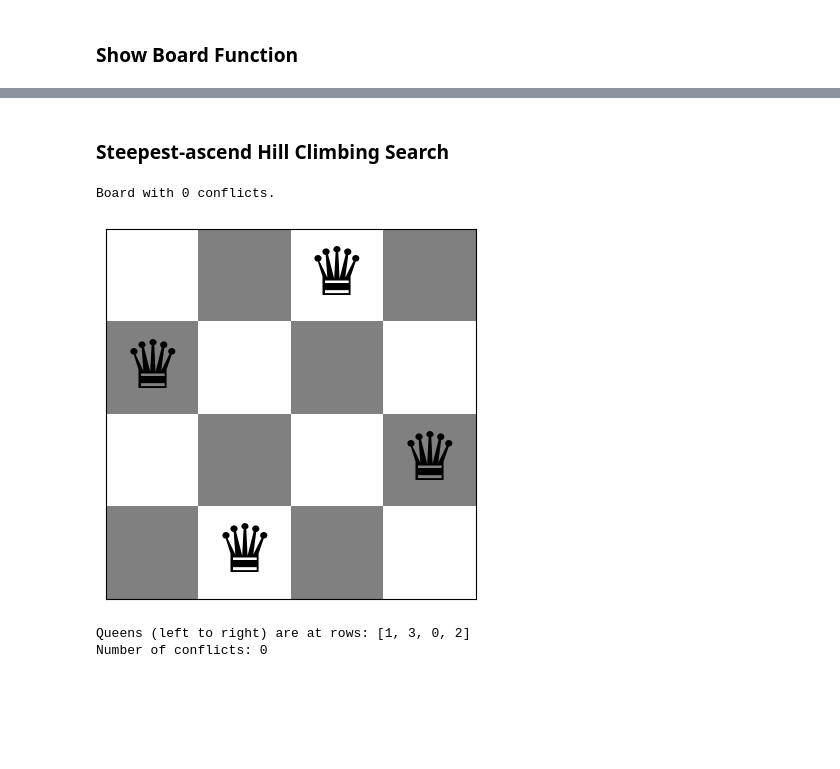
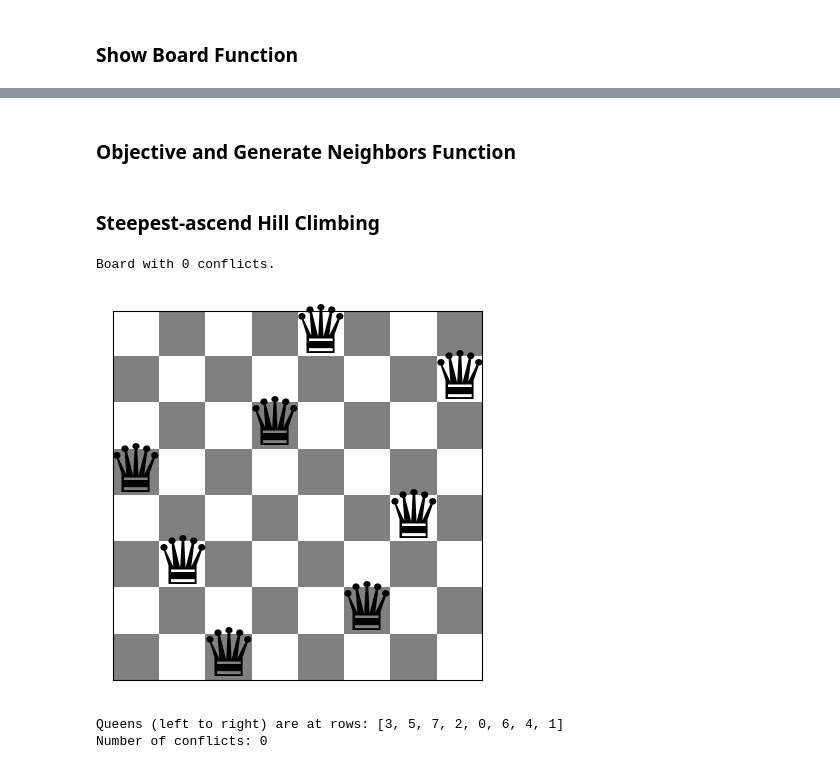
Before and after one commit to sleepymor/Week-4-Introduction-to-AI, a Jupyter notebook: queens-problem.ipynb, the cells around one changed output, grey strips where cells are left out. Drawn from its saved outputs; the diff is of its cells as text; code cells hidden in the pictures; blank space fills up the shorter version.

```diff
--- a/queens-problem.ipynb
+++ b/queens-problem.ipynb
@@ -85 +81,3 @@ Queens (left to right) are at rows: [2 2 0 0]
 Number of conflicts: 4
+# %% [markdown]
+### Objective and Generate Neighbors Function
@@ -86,50 +102,32 @@ Number of conflicts: 4
 # %% [markdown]
-### Steepest-ascend Hill Climbing Search
+### Steepest-ascend Hill Climbing
 # %%
-import random
-
-# objective of the problem (find the highest value = 0)
-def objective(board):
-  return -conflicts(board)
-
-def generate_neighbors(board):
-  n = len(board)
-  neighbors = []
-  for col in range(n):
-    for row in range(n):
-      if board[col] != row:
-        new_board = board[:]
-        new_board[col] = row
-        neighbors.append(new_board)
-
-  return neighbors
-
 def steepest_ascend_hill_climbing(n, max_iter=1000):
 
   current = [random.randint(0, n-1) for _ in range(n)]
 
   for _ in range(max_iter):
     current_objective = objective(current)
     neighbors = generate_neighbors(current)
 
-    best_neighbor = max(neighbors, key=objective)
-    best_objective = objective(best_neighbor)
+    best_neighbors = max(neighbors, key=objective)
+    best_objective = objective(best_neighbors)
 
     if best_objective <= current_objective:
       return current
 
-    current = best_neighbor
+    current = best_neighbors
 
   return current
 
 
-solution = steepest_ascend_hill_climbing(4)
+solution = steepest_ascend_hill_climbing(8)
 
 show_board(solution)
 print(f"Queens (left to right) are at rows: {solution}")
 print(f"Number of conflicts: {conflicts(solution)}")
 # %% [output]
 Board with 0 conflicts.
-[figure, old version]
+[figure, new version]
-Queens (left to right) are at rows: [1, 3, 0, 2]
+Queens (left to right) are at rows: [3, 5, 7, 2, 0, 6, 4, 1]
 Number of conflicts: 0
```
Also changed, not shown: parts of 7 cells of this notebook.
